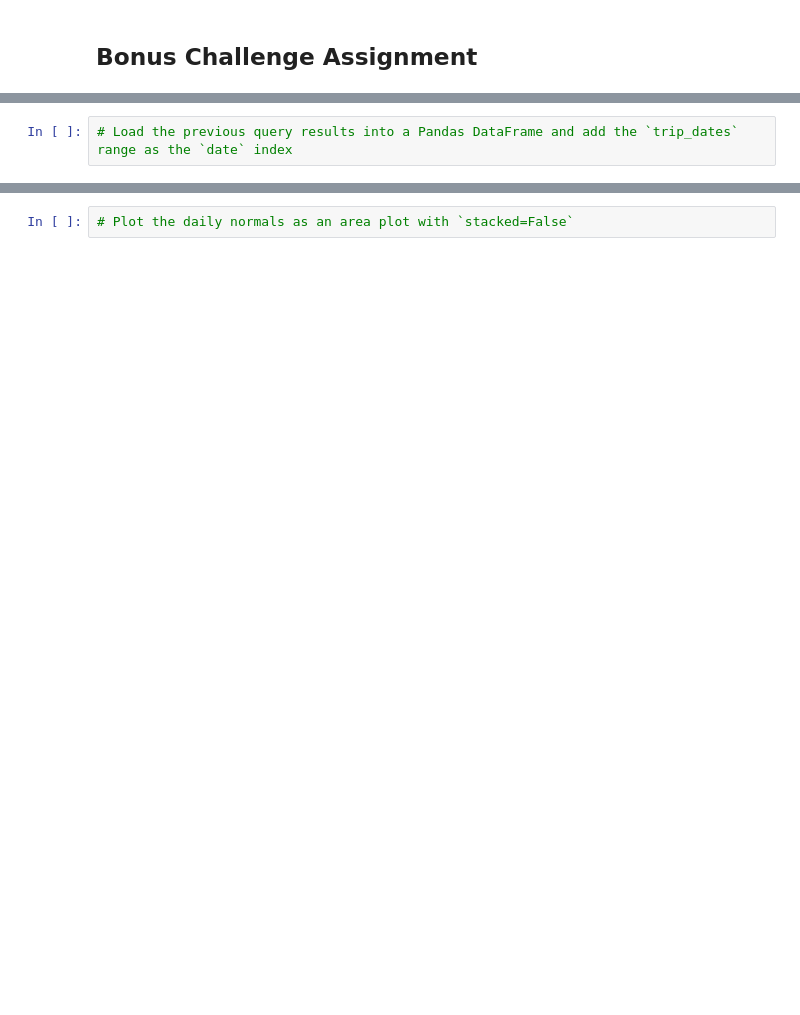
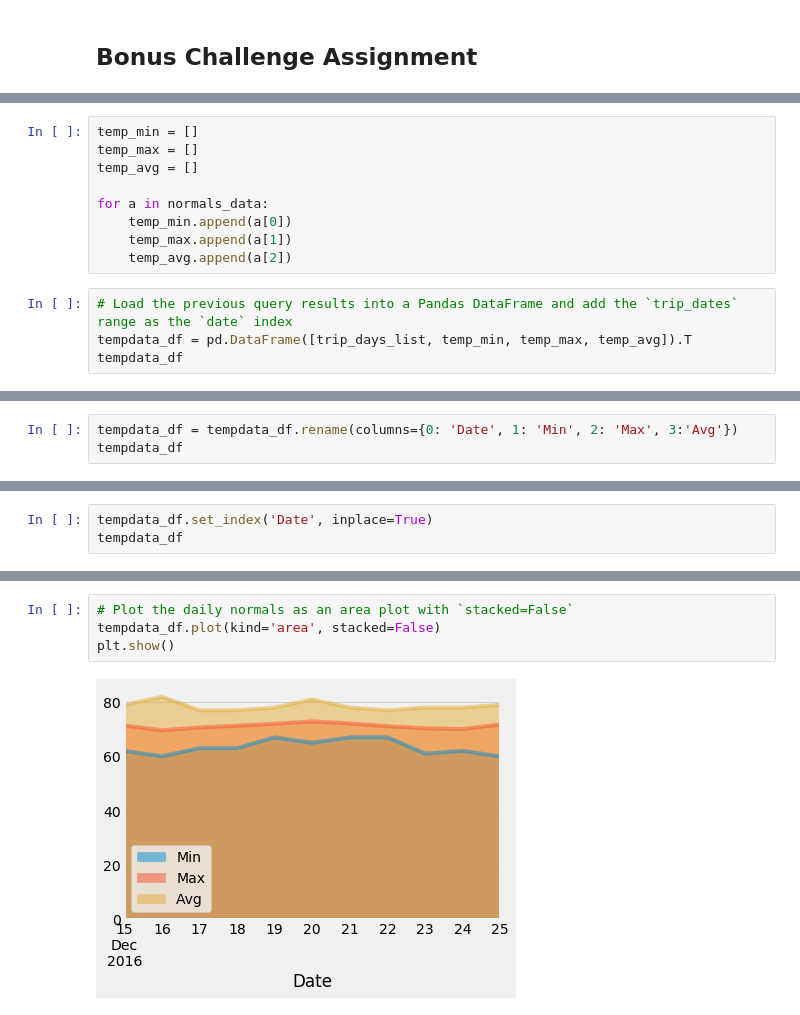
Before and after one commit to kirushan3/sqlalchemy-challenge, a Jupyter notebook: climate_starter.ipynb, the cells around one changed output, grey strips where cells are left out. Saved outputs shown, nothing was run; the diff lists cells and outputs as text; blank space fills up the shorter version.

```diff
--- a/climate_starter.ipynb
+++ b/climate_starter.ipynb
@@ -450,2 +606,13 @@ daily_normals("01-01")
+# %%
+temp_min = []
+temp_max = []
+temp_avg = []
+
+for a in normals_data:
+    temp_min.append(a[0])
+    temp_max.append(a[1])
+    temp_avg.append(a[2])
 # %%
 # Load the previous query results into a Pandas DataFrame and add the `trip_dates` range as the `date` index
+tempdata_df = pd.DataFrame([trip_days_list, temp_min, temp_max, temp_avg]).T
+tempdata_df
@@ -451,0 +632,3 @@ daily_normals("01-01")
+# %%
+tempdata_df = tempdata_df.rename(columns={0: 'Date', 1: 'Min', 2: 'Max', 3:'Avg'})
+tempdata_df
@@ -451,0 +648,3 @@ daily_normals("01-01")
+# %%
+tempdata_df.set_index('Date', inplace=True)
+tempdata_df
@@ -452,2 +665,6 @@ daily_normals("01-01")
 # %%
 # Plot the daily normals as an area plot with `stacked=False`
+tempdata_df.plot(kind='area', stacked=False)
+plt.show()
+# %% [output]
+[figure, added]
```
Also changed, not shown: parts of 33 cells of this notebook.
